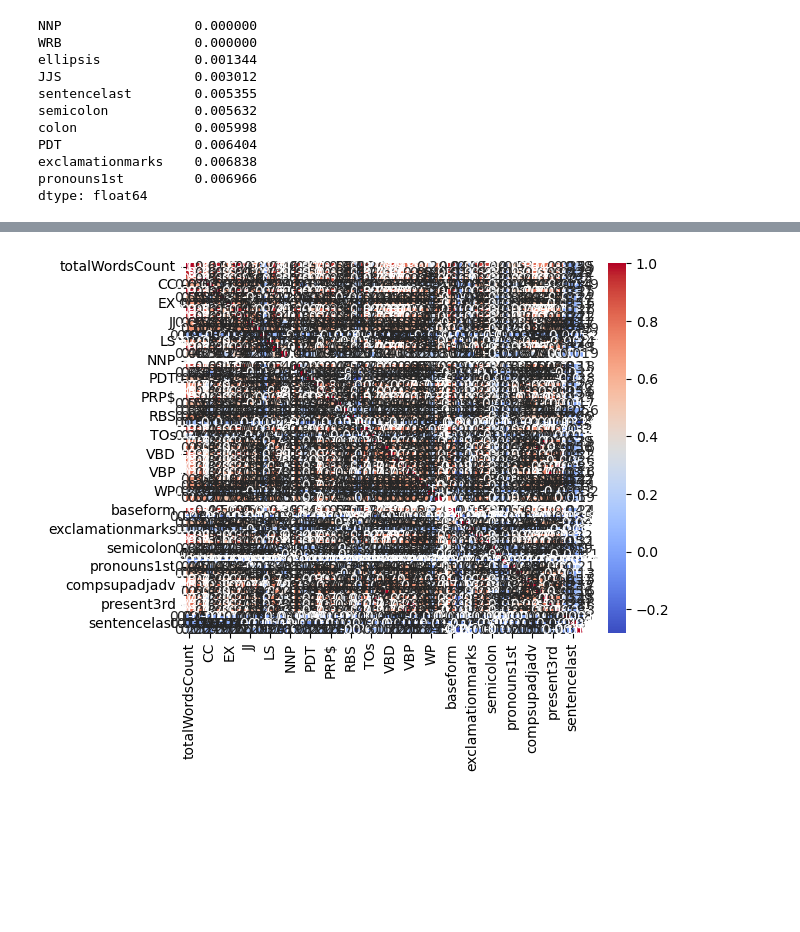
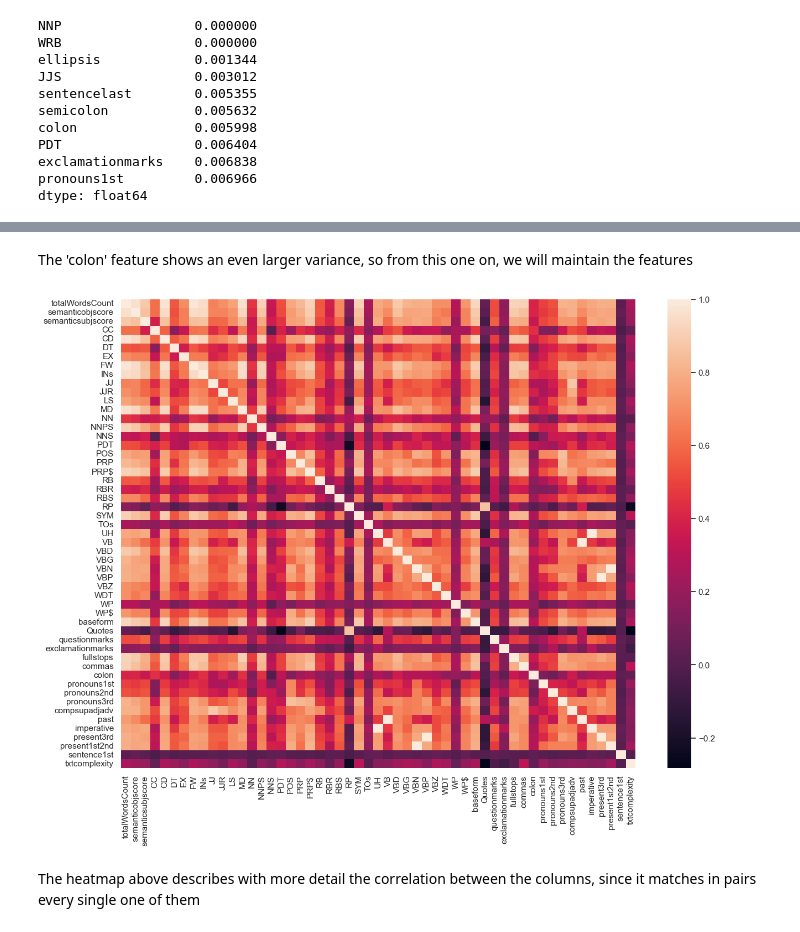
Before and after one commit to CarlosMealha/FEUP-AI-ML-PROJ, a Jupyter notebook: article-data-treatment.ipynb, the cells around one changed output, grey strips where cells are left out. Drawn from its saved outputs; the diff is of its cells as text; code cells hidden in the pictures; blank space fills up the shorter version.

Commit message:
Correlation analysis

```diff
--- a/article-data-treatment.ipynb
+++ b/article-data-treatment.ipynb
@@ -285,2 +360,7 @@ dtype: float64
+# %% [markdown]
+The 'colon' feature shows an even larger variance, so from this one on, we will maintain the features
 # %%
-low_var_indicators = ['NNP', 'WRB', 'ellipsis', 'JJS']
+low_var_indicators = ['NNP', 'WRB', 'ellipsis', 'JJS', 'sentencelast', 'semicolon']
+# %%
+ind_train.drop(low_var_indicators, axis=1, inplace=True)
+ind_test.drop(low_var_indicators, axis=1, inplace=True)
@@ -287,10 +370,14 @@ low_var_indicators = ['NNP', 'WRB', 'ellipsis', 'JJS']
 # %%
 # CORRELATION
 
 correlation_matrix = ind_train.corr()
 
 # show the matrix
-sb.heatmap(correlation_matrix, cmap='coolwarm', annot=True)
+#sb.heatmap(correlation_matrix, cmap='coolwarm', annot=True)
+
+sb.heatmap(correlation_matrix, xticklabels=correlation_matrix.columns, yticklabels=correlation_matrix.columns)
 plt.show()
 # %% [output]
-[figure, old version]
+[figure, new version]
+# %% [markdown]
+The heatmap above describes with more detail the correlation between the columns, since it matches in pairs every single one of them
```
Also changed, not shown: parts of 22 cells of this notebook.
